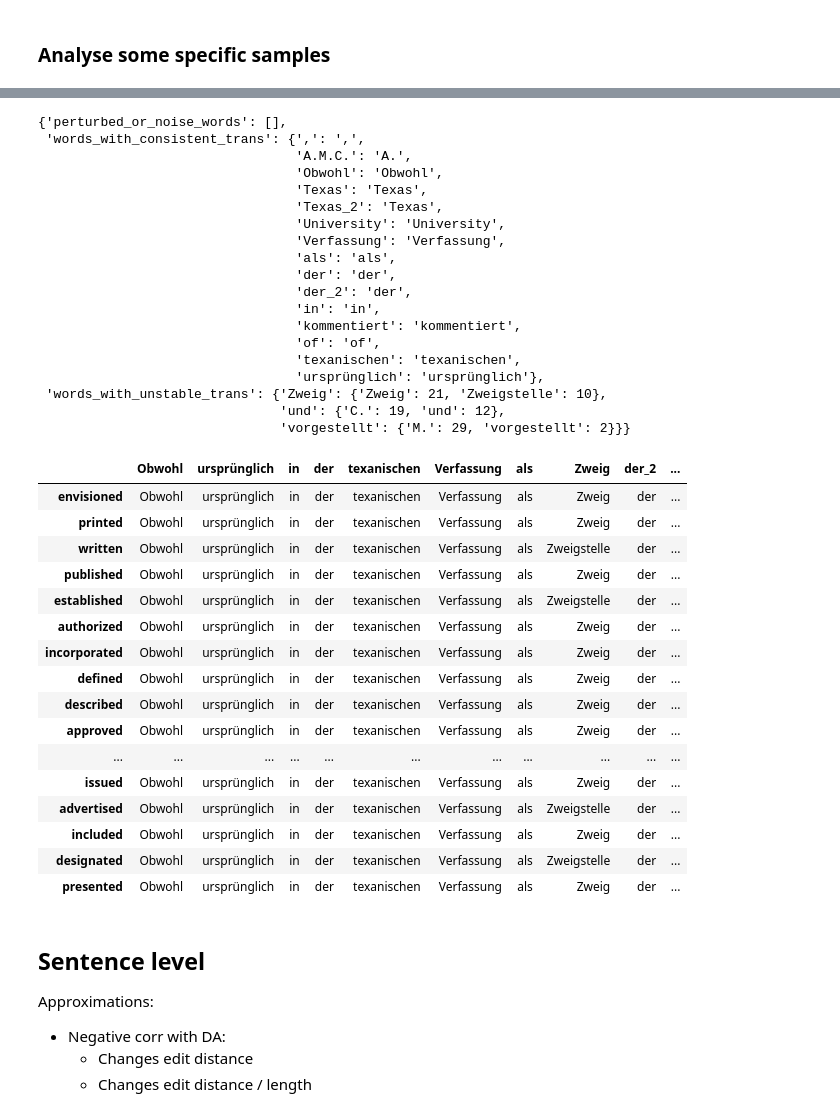
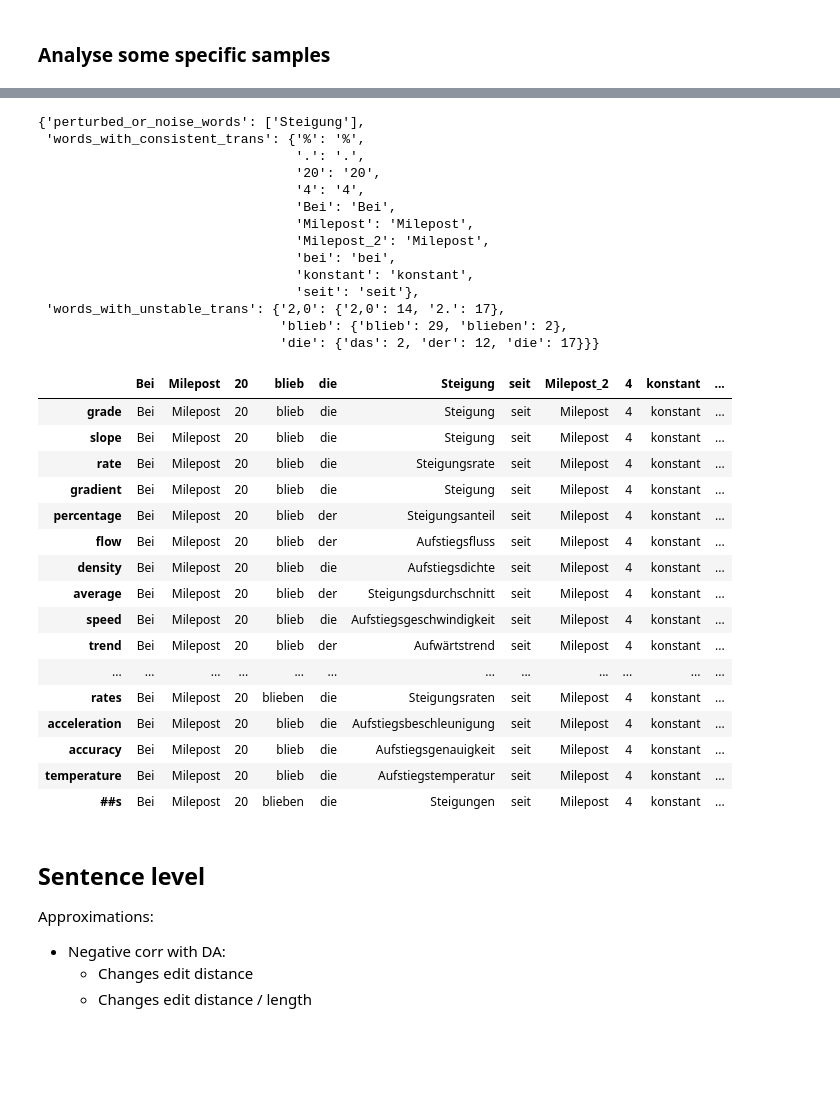
Before and after one commit to TuAnh23/Perturbation-basedQE, a Jupyter notebook: notebooks/Quality estimation.ipynb, the cells around one changed output, grey strips where cells are left out. Saved outputs shown, nothing was run; the diff lists cells and outputs as text; code cells hidden in the pictures; blank space fills up the shorter version.

```diff
--- a/notebooks/Quality estimation.ipynb
+++ b/notebooks/Quality estimation.ipynb
@@ -229,7 +231,7 @@ Percentage of unknown labels: 0.0
 # %%
 perturbed_trans_df = pd.read_pickle(perturbed_trans_df_path)
 # %%
-stop = 10
+stop = 4
 count = 0
 for sentence_idx in range(len(gold_labels)):
     sentence_df = perturbed_trans_df[perturbed_trans_df['SRC_original_idx'] == sentence_idx]
@@ -243,11 +245,11 @@ for sentence_idx in range(len(gold_labels)):
     gold = np.array(gold_labels[sentence_idx])
 
 
-    # BAD words correctly predicted by perturb_based_pred
-    bad_word_indices = np.nonzero(np.logical_and(my_pred=='BAD', gold=='BAD'))
+#     # BAD words correctly predicted by perturb_based_pred
+#     bad_word_indices = np.nonzero(np.logical_and(my_pred=='BAD', gold=='BAD'))
 
-    # # OK words predicted by perturb_based_pred as BAD
-    # bad_word_indices = np.nonzero(np.logical_and(my_pred=='BAD', gold=='OK'))
+    # OK words predicted by perturb_based_pred as BAD
+    bad_word_indices = np.nonzero(np.logical_and(my_pred=='BAD', gold=='OK'))
 
 
     # # BAD words correctly predicted by perturb_based_pred, but not by nmt_prob_based_pred
@@ -325,60 +316,55 @@ BAD word: Zweig
 # %%
-original_word = 'envisioned'
+original_word = 'grade'
 
 
 groups_by_perturbed_word = sentence_df.groupby("SRC_masked_index", as_index=False)
 original_words = [group_by_perturbed_word.iloc[0]['original_word']
                   for _, group_by_perturbed_word in groups_by_perturbed_word]
 groups_by_perturbed_word = [group_by_perturbed_word for _, group_by_perturbed_word in groups_by_perturbed_word]
 original_words = list(uniquify(original_words))
 
 
 sentence_single_perturbed_word_df = groups_by_perturbed_word[original_words.index(original_word)]
 
 
 pprint.pprint(analyse_single_sentence_single_perturbed_word(
     sentence_single_perturbed_word_df, align_type=align_type,
     consistence_trans_portion_threshold=consistence_trans_portion_threshold,
     uniques_portion_for_noiseORperturbed_threshold=uniques_portion_for_noiseORperturbed_threshold
 ))
 align_translations(sentence_single_perturbed_word_df, align_type=align_type)
 # %% [output]
-{'perturbed_or_noise_words': [],
- 'words_with_consistent_trans': {',': ',',
-                                 'A.M.C.': 'A.',
-                                 'Obwohl': 'Obwohl',
-                                 'Texas': 'Texas',
-                                 'Texas_2': 'Texas',
-                                 'University': 'University',
-                                 'Verfassung': 'Verfassung',
-                                 'als': 'als',
-                                 'der': 'der',
-                                 'der_2': 'der',
-                                 'in': 'in',
-                                 'kommentiert': 'kommentiert',
-                                 'of': 'of',
-                                 'texanischen': 'texanischen',
-                                 'ursprünglich': 'ursprünglich'},
- 'words_with_unstable_trans': {'Zweig': {'Zweig': 21, 'Zweigstelle': 10},
-                               'und': {'C.': 19, 'und': 12},
-                               'vorgestellt': {'M.': 29, 'vorgestellt': 2}}}
+{'perturbed_or_noise_words': ['Steigung'],
+ 'words_with_consistent_trans': {'%': '%',
+                                 '.': '.',
+                                 '20': '20',
+                                 '4': '4',
+                                 'Bei': 'Bei',
+                                 'Milepost': 'Milepost',
+                                 'Milepost_2': 'Milepost',
+                                 'bei': 'bei',
+                                 'konstant': 'konstant',
+                                 'seit': 'seit'},
+ 'words_with_unstable_trans': {'2,0': {'2,0': 14, '2.': 17},
+                               'blieb': {'blieb': 29, 'blieben': 2},
+                               'die': {'das': 2, 'der': 12, 'die': 17}}}
-|  | Obwohl | ursprünglich | in | der | texanischen | Verfassung | als | Zweig | der_2 | ... |
-| envisioned | Obwohl | ursprünglich | in | der | texanischen | Verfassung | als | Zweig | der | ... |
-| printed | Obwohl | ursprünglich | in | der | texanischen | Verfassung | als | Zweig | der | ... |
-| written | Obwohl | ursprünglich | in | der | texanischen | Verfassung | als | Zweigstelle | der | ... |
-| published | Obwohl | ursprünglich | in | der | texanischen | Verfassung | als | Zweig | der | ... |
-| established | Obwohl | ursprünglich | in | der | texanischen | Verfassung | als | Zweigstelle | der | ... |
-| authorized | Obwohl | ursprünglich | in | der | texanischen | Verfassung | als | Zweig | der | ... |
-| incorporated | Obwohl | ursprünglich | in | der | texanischen | Verfassung | als | Zweig | der | ... |
-| defined | Obwohl | ursprünglich | in | der | texanischen | Verfassung | als | Zweig | der | ... |
-| described | Obwohl | ursprünglich | in | der | texanischen | Verfassung | als | Zweig | der | ... |
-| approved | Obwohl | ursprünglich | in | der | texanischen | Verfassung | als | Zweig | der | ... |
-| ... | ... | ... | ... | ... | ... | ... | ... | ... | ... | ... |
-| issued | Obwohl | ursprünglich | in | der | texanischen | Verfassung | als | Zweig | der | ... |
-| advertised | Obwohl | ursprünglich | in | der | texanischen | Verfassung | als | Zweigstelle | der | ... |
-| included | Obwohl | ursprünglich | in | der | texanischen | Verfassung | als | Zweig | der | ... |
-| designated | Obwohl | ursprünglich | in | der | texanischen | Verfassung | als | Zweigstelle | der | ... |
-| presented | Obwohl | ursprünglich | in | der | texanischen | Verfassung | als | Zweig | der | ... |
+|  | Bei | Milepost | 20 | blieb | die | Steigung | seit | Milepost_2 | 4 | konstant | ... |
+| grade | Bei | Milepost | 20 | blieb | die | Steigung | seit | Milepost | 4 | konstant | ... |
+| slope | Bei | Milepost | 20 | blieb | die | Steigung | seit | Milepost | 4 | konstant | ... |
+| rate | Bei | Milepost | 20 | blieb | die | Steigungsrate | seit | Milepost | 4 | konstant | ... |
+| gradient | Bei | Milepost | 20 | blieb | die | Steigung | seit | Milepost | 4 | konstant | ... |
+| percentage | Bei | Milepost | 20 | blieb | der | Steigungsanteil | seit | Milepost | 4 | konstant | ... |
+| flow | Bei | Milepost | 20 | blieb | der | Aufstiegsfluss | seit | Milepost | 4 | konstant | ... |
+| density | Bei | Milepost | 20 | blieb | die | Aufstiegsdichte | seit | Milepost | 4 | konstant | ... |
+| average | Bei | Milepost | 20 | blieb | der | Steigungsdurchschnitt | seit | Milepost | 4 | konstant | ... |
+| speed | Bei | Milepost | 20 | blieb | die | Aufstiegsgeschwindigkeit | seit | Milepost | 4 | konstant | ... |
+| trend | Bei | Milepost | 20 | blieb | der | Aufwärtstrend | seit | Milepost | 4 | konstant | ... |
+| ... | ... | ... | ... | ... | ... | ... | ... | ... | ... | ... | ... |
+| rates | Bei | Milepost | 20 | blieben | die | Steigungsraten | seit | Milepost | 4 | konstant | ... |
+| acceleration | Bei | Milepost | 20 | blieb | die | Aufstiegsbeschleunigung | seit | Milepost | 4 | konstant | ... |
+| accuracy | Bei | Milepost | 20 | blieb | die | Aufstiegsgenauigkeit | seit | Milepost | 4 | konstant | ... |
+| temperature | Bei | Milepost | 20 | blieb | die | Aufstiegstemperatur | seit | Milepost | 4 | konstant | ... |
+| ##s | Bei | Milepost | 20 | blieben | die | Steigungen | seit | Milepost | 4 | konstant | ... |
 # %% [markdown]
 ## Sentence level
 
```
Also changed, not shown: parts of 4 cells of this notebook.
